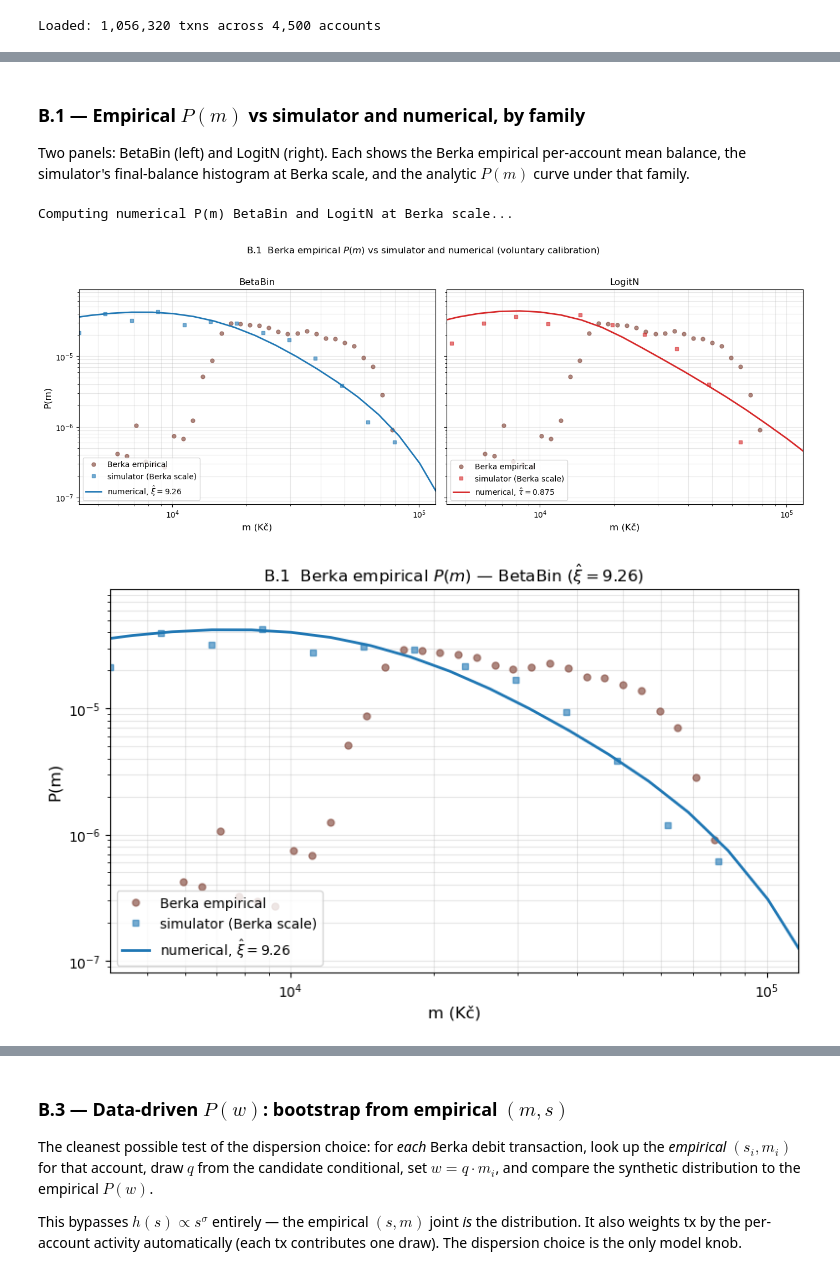
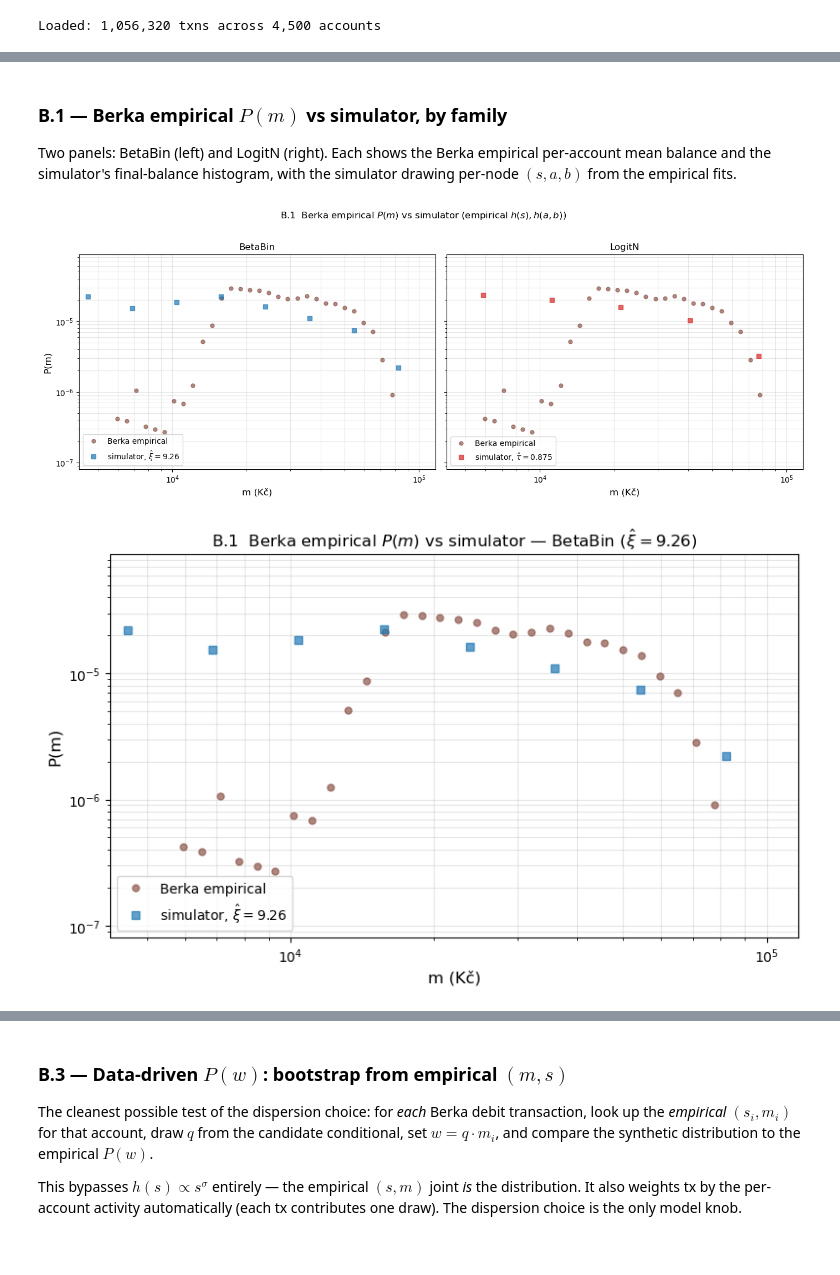
Before and after one commit to carolinamattsson/transactions, a Jupyter notebook: berka/numerical_validation.ipynb, the cells around one changed output, grey strips where cells are left out. Saved outputs shown, nothing was run; the diff lists cells and outputs as text; code cells hidden in the pictures.

```diff
--- a/berka/numerical_validation.ipynb
+++ b/berka/numerical_validation.ipynb
@@ -502,59 +529,51 @@ Re-running simulator at Berka scale (init_bal=20,511, h(s)=lognormal)...
 # %% [markdown]
-### B.1 — Empirical $P(m)$ vs simulator and numerical, by family
+### B.1 — Berka empirical $P(m)$ vs simulator, by family
 
 Two panels: BetaBin (left) and LogitN (right). Each shows the Berka empirical
-per-account mean balance, the simulator's final-balance histogram at Berka
-scale, and the analytic $P(m)$ curve under that family.
+per-account mean balance and the simulator's final-balance histogram, with
+the simulator drawing per-node $(s, a, b)$ from the empirical fits.
 # %%
 emp_m = agents['mean_bal'].dropna(); emp_m = emp_m[emp_m > 0]
 m_centers, m_dens = histogram(emp_m, num_bins=30, log_bin=True)
-m_grid_b = np.unique(np.round(np.geomspace(10, emp_m.max()*1.5, 50)).astype(int))
-
-print('Computing numerical P(m) BetaBin and LogitN at Berka scale...')
-P_m_bb_b = np.array([Pm_single(int(m), params_berka, model='nb', xi=XI, n_s=2000) for m in m_grid_b])
-P_m_ln_b = np.array([Pm_single_logitn(int(m), params_berka, tau=TAU, n_s=2000)    for m in m_grid_b])
 
 c_sim_m_bb, d_sim_m_bb = histogram(sim_bb_b['final_bal'], num_bins=20, log_bin=True)
 c_sim_m_ln, d_sim_m_ln = histogram(sim_ln_b['final_bal'], num_bins=20, log_bin=True)
 
 m_xlim = (m_centers.min()*0.7, m_centers.max()*1.5)
 m_ylim = (max(m_dens.min(), 1e-9) * 0.3, m_dens.max() * 3)
 
-# Two-panel side-by-side
+# Two-panel side-by-side: simulator vs empirical, per dispersion option
 fig, axes = plt.subplots(1, 2, figsize=(14, 5.2), sharey=True)
-for ax, kind, P_num, c_sim, d_sim, color, param_label in [
-    (axes[0], 'BetaBin', P_m_bb_b, c_sim_m_bb, d_sim_m_bb, 'C0', fr'$\hat\xi={XI}$'),
-    (axes[1], 'LogitN',  P_m_ln_b, c_sim_m_ln, d_sim_m_ln, 'C3', fr'$\hat\tau={TAU}$'),
+for ax, kind, c_sim, d_sim, color, param_label in [
+    (axes[0], 'BetaBin', c_sim_m_bb, d_sim_m_bb, 'C0', fr'$\hat\xi={XI}$'),
+    (axes[1], 'LogitN',  c_sim_m_ln, d_sim_m_ln, 'C3', fr'$\hat\tau={TAU}$'),
 ]:
     ax.plot(m_centers, m_dens, 'o', color='C5', alpha=0.7, ms=5, label='Berka empirical')
-    ax.plot(c_sim, d_sim, 's', color=color, alpha=0.6, ms=5, label='simulator (Berka scale)')
-    ax.plot(m_grid_b, P_num, '-', color=color, lw=2.0, label=f'numerical, {param_label}')
+    ax.plot(c_sim, d_sim, 's', color=color, alpha=0.7, ms=6,
+            label=f'simulator, {param_label}')
     ax.set_xscale('log'); ax.set_yscale('log')
     ax.set_xlim(*m_xlim); ax.set_ylim(*m_ylim)
     ax.set_xlabel('m (Kč)'); ax.set_title(kind)
     ax.legend(loc='lower left'); ax.grid(True, alpha=0.3, which='both')
 axes[0].set_ylabel('P(m)')
-plt.suptitle('B.1  Berka empirical $P(m)$ vs simulator and numerical (voluntary calibration)', y=1.02)
+plt.suptitle('B.1  Berka empirical $P(m)$ vs simulator (empirical $h(s), h(a,b)$)', y=1.02)
 plt.tight_layout(); save_fig('b1_pm_berka'); plt.show()
 
-# Single-panel alternates — same data, one family at a time, for slides
-def _b1_single_panel(kind, P_num, c_sim, d_sim, color, param_label, fig_name):
+# Single-panel alternates — same data, one family at a time
+def _b1_single(kind, c_sim, d_sim, color, param_label, fig_name):
     fig, ax = plt.subplots(1, 1, figsize=(8, 5.0))
     ax.plot(m_centers, m_dens, 'o', color='C5', alpha=0.7, ms=5, label='Berka empirical')
-    ax.plot(c_sim, d_sim, 's', color=color, alpha=0.6, ms=5, label='simulator (Berka scale)')
-    ax.plot(m_grid_b, P_num, '-', color=color, lw=2.0, label=f'numerical, {param_label}')
+    ax.plot(c_sim, d_sim, 's', color=color, alpha=0.7, ms=6,
+            label=f'simulator, {param_label}')
     ax.set_xscale('log'); ax.set_yscale('log')
     ax.set_xlim(*m_xlim); ax.set_ylim(*m_ylim)
     ax.set_xlabel('m (Kč)'); ax.set_ylabel('P(m)')
-    ax.set_title(f'B.1  Berka empirical $P(m)$ — {kind} ({param_label})')
+    ax.set_title(f'B.1  Berka empirical $P(m)$ vs simulator — {kind} ({param_label})')
     ax.legend(loc='lower left'); ax.grid(True, alpha=0.3, which='both')
     plt.tight_layout(); save_fig(fig_name); plt.show()
 
-_b1_single_panel('BetaBin', P_m_bb_b, c_sim_m_bb, d_sim_m_bb, 'C0',
-                 fr'$\hat\xi={XI}$', 'b1_pm_berka_betabin')
-_b1_single_panel('LogitN',  P_m_ln_b, c_sim_m_ln, d_sim_m_ln, 'C3',
-                 fr'$\hat\tau={TAU}$', 'b1_pm_berka_logitn')
+_b1_single('BetaBin', c_sim_m_bb, d_sim_m_bb, 'C0', fr'$\hat\xi={XI}$', 'b1_pm_berka_betabin')
+_b1_single('LogitN',  c_sim_m_ln, d_sim_m_ln, 'C3', fr'$\hat\tau={TAU}$', 'b1_pm_berka_logitn')
 # %% [output]
-Computing numerical P(m) BetaBin and LogitN at Berka scale...
-[figure, old version]
+[figure, new version]
-[figure, old version]
+[figure, new version]
```
Also changed, not shown: parts of 15 cells of this notebook, 13 other files.
